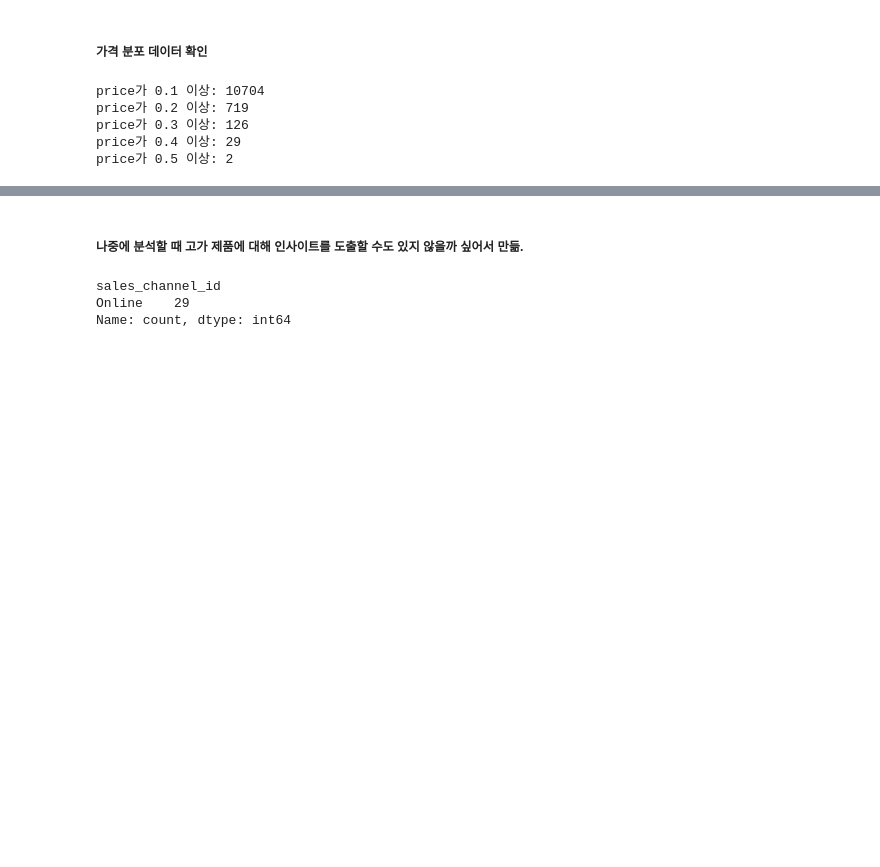
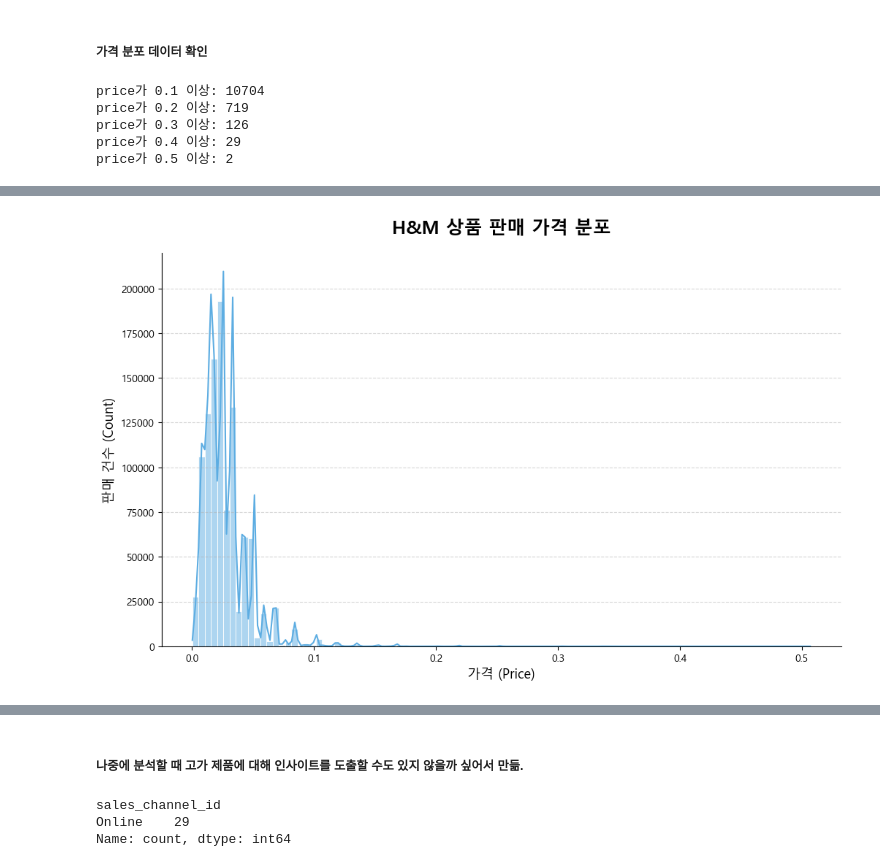
Before and after one commit to yoohengu/cross-gen-biz-analysis, a Jupyter notebook: notebooks/leeyunju_eda/all_04_yunju.ipynb, the cells around one changed output, grey strips where cells are left out. Cells and saved outputs as stored; diff of their text form; code cells hidden in the pictures; blank space fills up the shorter version.

```diff
--- a/notebooks/leeyunju_eda/all_04_yunju.ipynb
+++ b/notebooks/leeyunju_eda/all_04_yunju.ipynb
@@ -112,0 +179,29 @@ price가 0.5 이상: 2
+# %%
+import matplotlib.pyplot as plt
+import seaborn as sns
+
+# 한글 설정
+plt.rcParams['font.family'] = 'Malgun Gothic'
+plt.rcParams['axes.unicode_minus'] = False
+
+# 1. 그래프 크기 설정 (단독이므로 가로를 조금 줄여도 예쁩니다)
+plt.figure(figsize=(12, 7))
+
+# 2. 히스토그램 그리기
+# color를 'royalblue'이나 'soft blue' 계열로 바꾸면 더 세련되어 보입니다.
+sns.histplot(df_tran['price'], bins=100, kde=True, color='#5DADE2', edgecolor='white')
+
+# 3. 제목 및 라벨 강조
+plt.title('H&M 상품 판매 가격 분포', fontsize=18, pad=20, fontweight='bold')
+plt.xlabel('가격 (Price)', fontsize=13)
+plt.ylabel('판매 건수 (Count)', fontsize=13)
+
+# 4. 격자선 추가 (가독성 향상)
+plt.grid(axis='y', linestyle='--', alpha=0.5)
+
+# 5. 테두리 정리
+sns.despine()
+
+plt.show()
+# %% [output]
+[figure, added]
```
Also changed, not shown: parts of 6 cells of this notebook.
